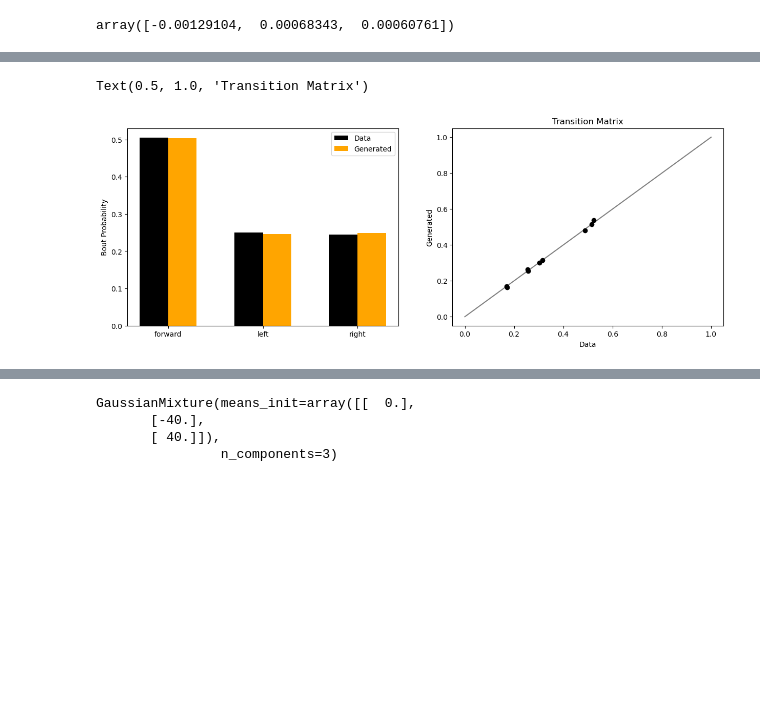
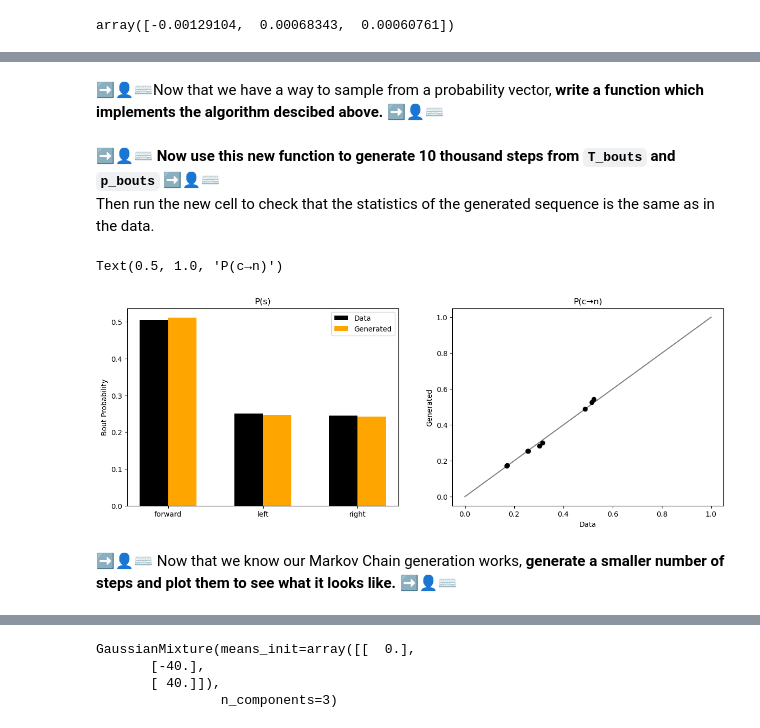
Before and after one commit to EmeEmu/IBIO-Banyuls2023-Python, a Jupyter notebook: day4_HMMs.ipynb, the cells around one changed output, grey strips where cells are left out. Saved outputs shown, nothing was run; the diff lists cells and outputs as text; code cells hidden in the pictures; blank space fills up the shorter version.

```diff
--- a/day4_HMMs.ipynb
+++ b/day4_HMMs.ipynb
@@ -602,9 +699,42 @@ True
+# %% [markdown]
+➡️👤⌨️Now that we have a way to sample from a probability vector, **write a function which implements the algorithm descibed above. ➡️👤⌨️**
 # %%
 def generate_sequence(N, p, T):
+    """Generate a sequence from a Markov Chain.
+
+    Parameters :
+    ------------
+    N : interger
+        number of steps to generate.
+    p : 1d array
+        a priori probability vector of states.
+    T : 2d array
+        transition probability matrix between states.
+
+    Return :
+    --------
+    seq : 1d array of ints, lenght :N:
+        sequence of generated states
+    """
+    assert p.ndim==1, ":p: should be a 1d vector."
+    assert T.ndim==2, ":T: should be a 2D matrix."
+    assert len(p) == T.shape[0] == T.shape[1], ":p: and :T: have incompatible shapes."
+    assert p.sum()==1, ":p: should be a normalised probability vector."
+    assert (T.sum(axis=1)==1).all(), ":T: should be a properly normalised transition matrix."
+
+    # ➡️👤⌨️
     seq = np.empty(N, dtype=np.int_)
     start = rand_state_from_proba(p)
     seq[0] = start
     for i in range(1,N):
         seq[i] = rand_state_from_proba(T[seq[i-1]])
+    # ➡️👤⌨️
+
+    assert seq.ndim==1, ":seq: should be a 1d vector."
+    assert len(seq)==N, ":seq: should have a lenght of :N:."
+    assert "int" in seq.dtype.name, ":seq: should be a vector of integers."
     return seq
+# %% [markdown]
+**➡️👤⌨️ Now use this new function to generate 10 thousand steps from `T_bouts` and `p_bouts` ➡️👤⌨️**
+Then run the new cell to check that the statistics of the generated sequence is the same as in the data.
 # %%
@@ -612,22 +743,25 @@ sequence = generate_sequence(10000,p_bouts, T_bouts)
 # %%
 fig, axs = plt.subplots(ncols=2, figsize=(15,5))
 
 ax = axs[0]
 width = 0.3
 x = np.arange(3)
 ax.bar(x-width/2, p_bouts, width, label="Data", color="k")
 ax.bar(x+width/2, bout_proba(sequence), width, label="Generated", color="orange")
 ax.legend()
 ax.set_xticks([0,1,2], ["forward", "left", "right"])
 ax.set_ylabel("Bout Probability")
+ax.set_title(r"P(s)")
 
 ax = axs[1]
 ax.plot([0,1], [0,1], color="grey", zorder=0)
 ax.scatter(T_bouts, bout_transition([sequence]), color="k")
 ax.set_xlabel("Data")
 ax.set_ylabel("Generated")
-ax.set_title("Transition Matrix")
+ax.set_title(r"P(c→n)")
 # %% [output]
-Text(0.5, 1.0, 'Transition Matrix')
+Text(0.5, 1.0, 'P(c→n)')
-[figure, old version]
+[figure, new version]
+# %% [markdown]
+➡️👤⌨️ Now that we know our Markov Chain generation works, **generate a smaller number of steps and plot them to see what it looks like.** ➡️👤⌨️
 # %%
```
Also changed, not shown: parts of 77 cells of this notebook.
